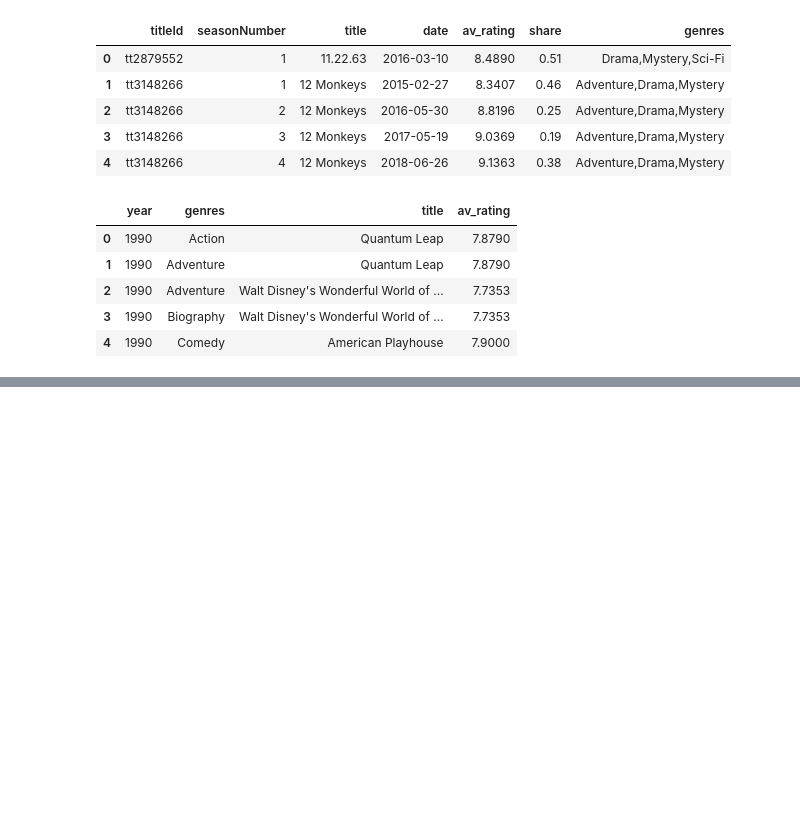
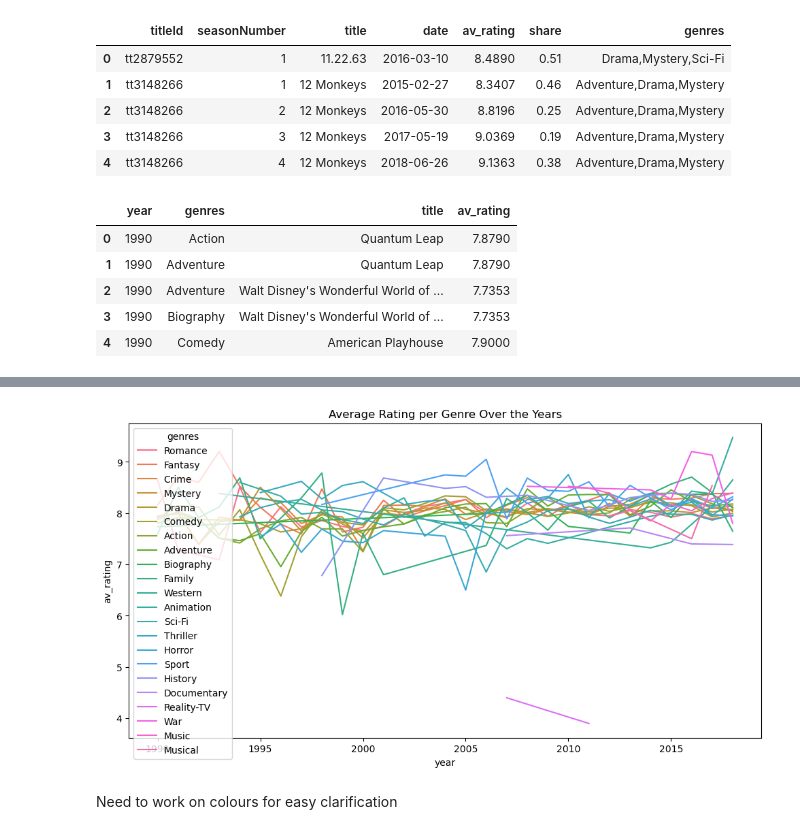
Before and after one commit to swampass-destroyer/IMDB, a Jupyter notebook: Untitled.ipynb, the cells around one changed output, grey strips where cells are left out. Cells and saved outputs as stored; diff of their text form; code cells hidden in the pictures; blank space fills up the shorter version.

```diff
--- a/Untitled.ipynb
+++ b/Untitled.ipynb
@@ -98,0 +133,13 @@ plt.show()
+# %%
+# average rating of genres by year
+mean_genres_year = df.groupby(["year", "genres"])["av_rating"].mean().reset_index()
+mean_genres_year = mean_genres_year.sort_values(by=["year", "av_rating"], ascending=[True, False])
+# %%
+plt.figure(figsize=(12, 6))
+sns.lineplot(data=mean_genres_year, x="year", y="av_rating", hue="genres")
+plt.title("Average Rating per Genre Over the Years")
+plt.show()
+# %% [output]
+[figure, added]
+# %% [markdown]
+Need to work on colours for easy clarification
```
Also changed, not shown: parts of 8 cells of this notebook.
